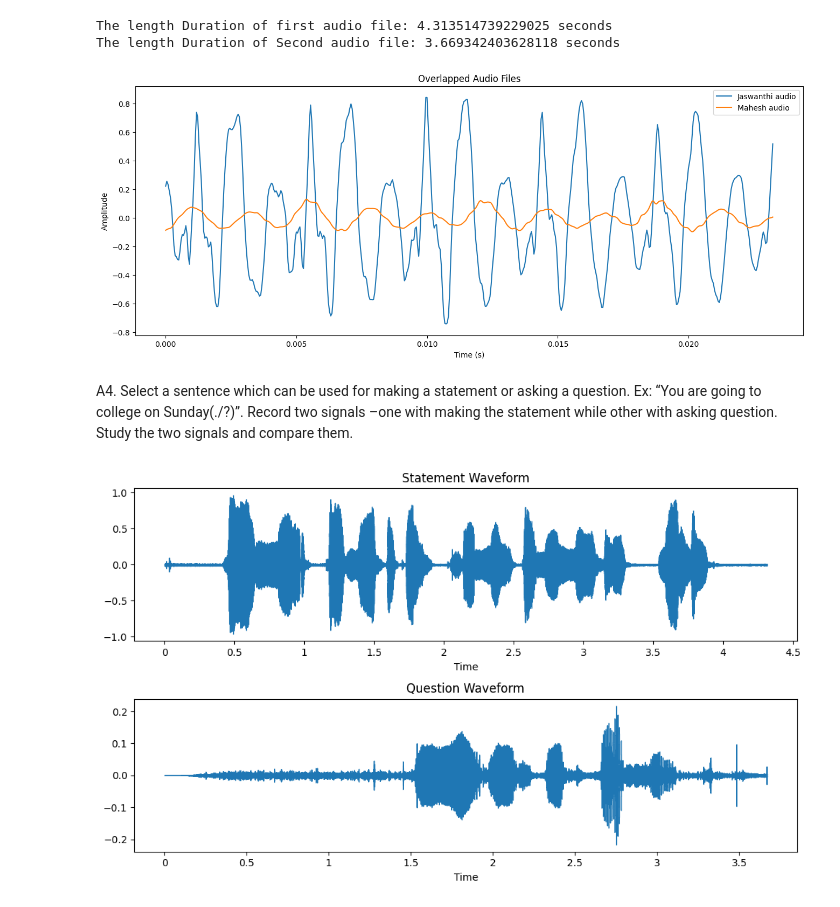
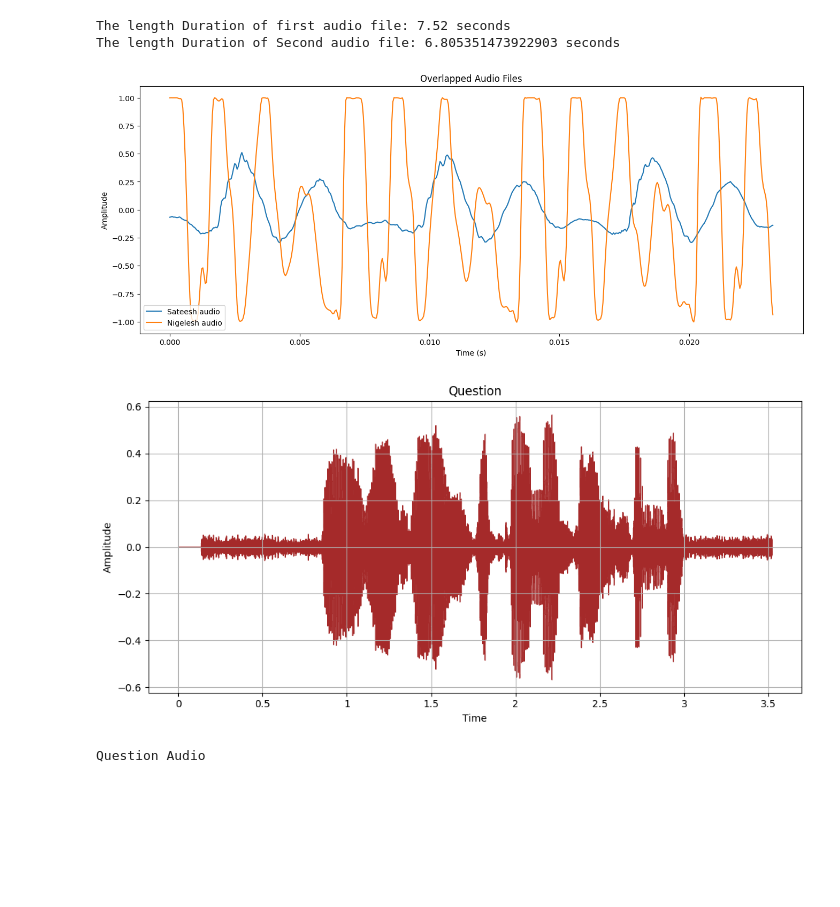
Before and after one commit to Sateeshreddy1125/AI_in_Speech_Processing, a Jupyter notebook: lab2.ipynb, the cells around one changed output. Drawn from its saved outputs; the diff is of its cells as text; code cells hidden in the pictures; blank space fills up the shorter version.

```diff
--- a/lab2.ipynb
+++ b/lab2.ipynb
@@ -85,6 +101,6 @@ A3. Speak 5 of your favoritewords. Observe the length of the speech signals. Com
 # %%
-x = r'/content/drive/MyDrive/Nigelesh.wav'
-y = r'/content/drive/MyDrive/Sateesh.wav'
+x = r'/content/drive/MyDrive/Words.mpeg'
+y = r'/content/drive/MyDrive/words1.m4a'
 
 # Load audio signals
 y1, sr1 = librosa.load(x)
@@ -112,32 +128,14 @@ time2 = np.linspace(0, len(B) / sr2, len(B))
 
 # Plot the trimmed audio files
 plt.figure(figsize=(16, 6))
-plt.plot(time1, A, label='Nigelesh audio')
-plt.plot(time2, B, label='Sateesh audio')
+plt.plot(time1, A, label='Sateesh audio')
+plt.plot(time2, B, label='Nigelesh audio')
 plt.legend()
 plt.xlabel('Time (s)')
 plt.ylabel('Amplitude')
 plt.title('Overlapped Audio Files')
 plt.show()
 # %% [output]
-The length Duration of first audio file: 4.313514739229025 seconds
-The length Duration of Second audio file: 3.669342403628118 seconds
+The length Duration of first audio file: 7.52 seconds
+The length Duration of Second audio file: 6.805351473922903 seconds
-[figure, old version]
+[figure, new version]
-# %% [markdown]
-A4. Select a sentence which can be used for making a statement or asking a question. Ex: “You are going to college on Sunday(./?)”. Record two signals –one with making the statement while other with asking question. Study the two signals and compare them.
-# %%
-file_1 = r'/content/drive/MyDrive/Nigelesh.wav'
-file_2 = r'/content/drive/MyDrive/Sateesh.wav'
-X, Y = librosa.load(file_1) # Load audio signals
-A, B = librosa.load(file_2)
-plt.figure(figsize=(10, 6)) # Plot waveforms
-plt.subplot(2, 1, 1)
-librosa.display.waveshow(X, sr=Y)
-plt.title('Statement Waveform')
-plt.subplot(2, 1, 2)
-librosa.display.waveshow(A, sr=B)
-plt.title('Question Waveform')
-plt.tight_layout()
-plt.show()
-# %% [output]
-[figure, removed]
@@ -143,0 +147,16 @@ plt.show()
+# %%
+y, rs = librosa.load('/content/drive/MyDrive/Question.mpeg')
+question, rs = librosa.load('/content/drive/MyDrive/Question.mpeg')
+plt.figure(figsize=(10, 5))
+librosa.display.waveshow(question, sr=rs,color='brown')
+plt.title('Question')
+plt.xlabel('Time')
+plt.ylabel('Amplitude')
+plt.grid(True)
+plt.tight_layout()
+plt.show()
+print('Question Audio')
+ipd.Audio(y, rate=rs)
+# %% [output]
+[figure, added]
+Question Audio
```
Also changed, not shown: parts of 14 cells of this notebook.
